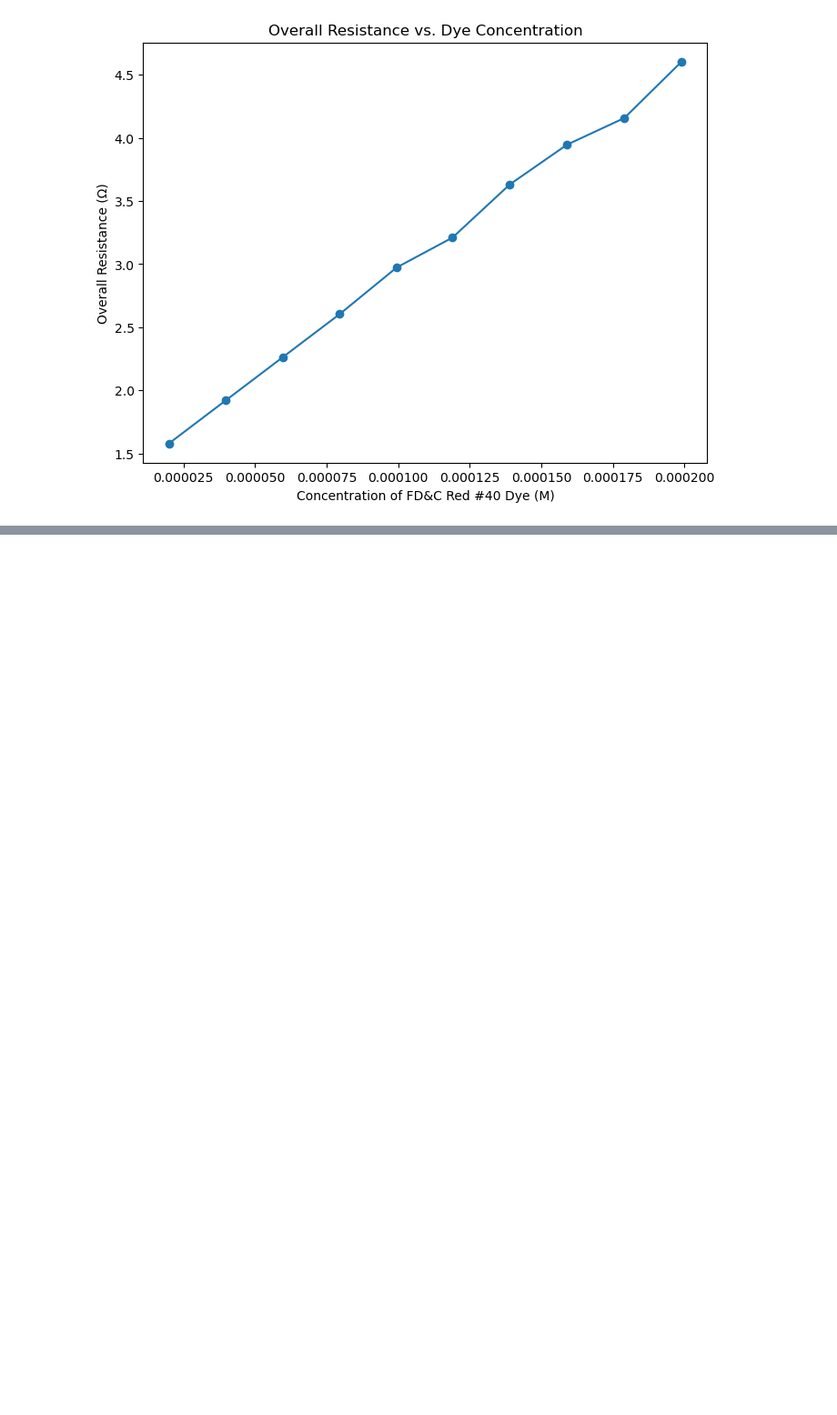
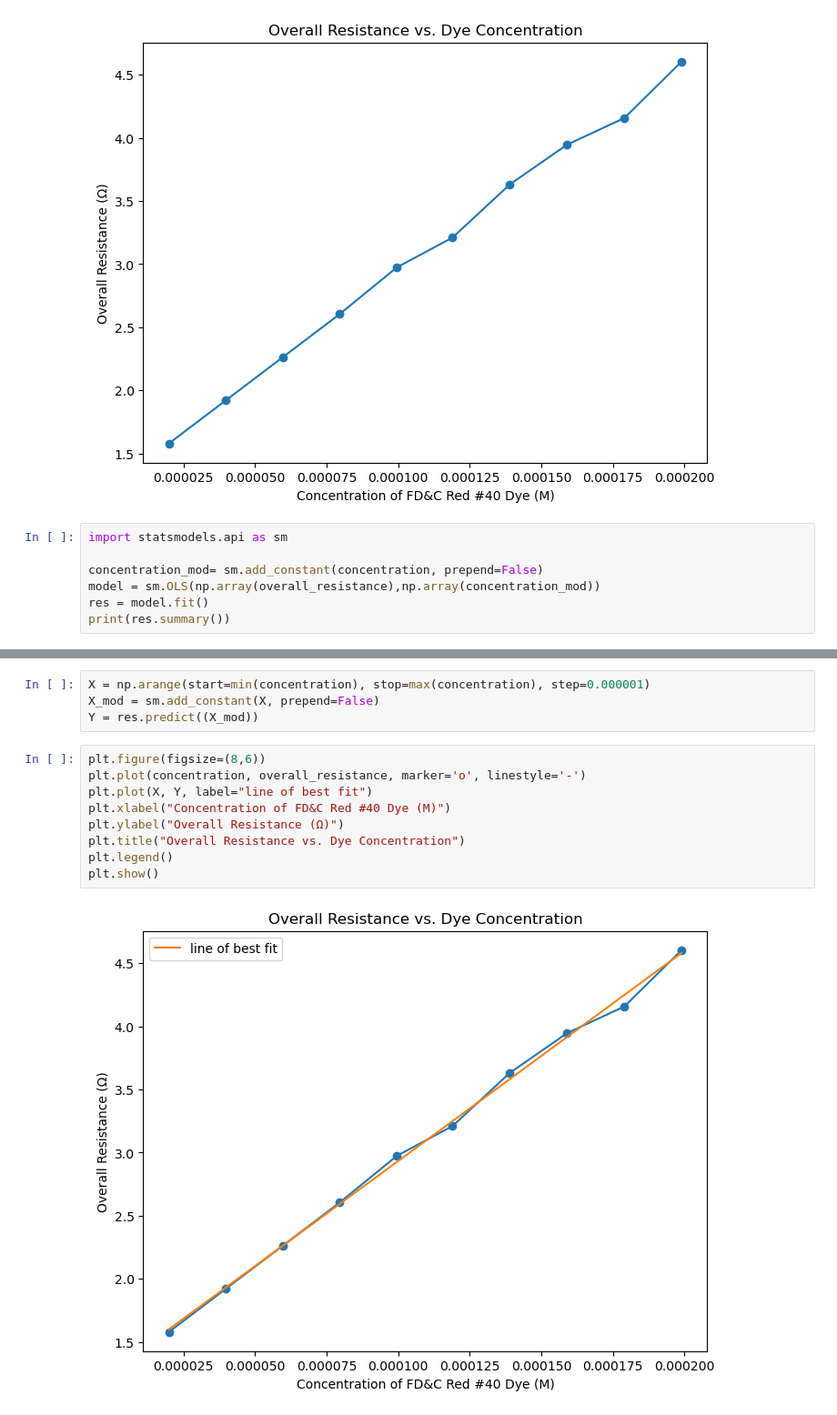
Before and after one commit to alt-rahul/regression, a Jupyter notebook: lin.ipynb, the cells around one changed output, grey strips where cells are left out. Shown at 91% size. Drawn from its saved outputs; the diff is of its cells as text; blank space fills up the shorter version.

Commit message:
was finally able to get the line of best fit

```diff
--- a/lin.ipynb
+++ b/lin.ipynb
@@ -23,3 +23,10 @@ plt.title("Overall Resistance vs. Dye Concentration")
 plt.show()
 # %% [output]
 [figure]
+# %%
+import statsmodels.api as sm
+
+concentration_mod= sm.add_constant(concentration, prepend=False)
+model = sm.OLS(np.array(overall_resistance),np.array(concentration_mod))
+res = model.fit()
+print(res.summary())
@@ -25,0 +51,15 @@ plt.show()
+# %%
+X = np.arange(start=min(concentration), stop=max(concentration), step=0.000001)
+X_mod = sm.add_constant(X, prepend=False)
+Y = res.predict((X_mod))
+# %%
+plt.figure(figsize=(8,6))
+plt.plot(concentration, overall_resistance, marker='o', linestyle='-')
+plt.plot(X, Y, label="line of best fit")
+plt.xlabel("Concentration of FD&C Red #40 Dye (M)")
+plt.ylabel("Overall Resistance (Ω)")
+plt.title("Overall Resistance vs. Dye Concentration")
+plt.legend()
+plt.show()
+# %% [output]
+[figure, added]
```
Also changed, not shown: parts of 1 cell of this notebook.
